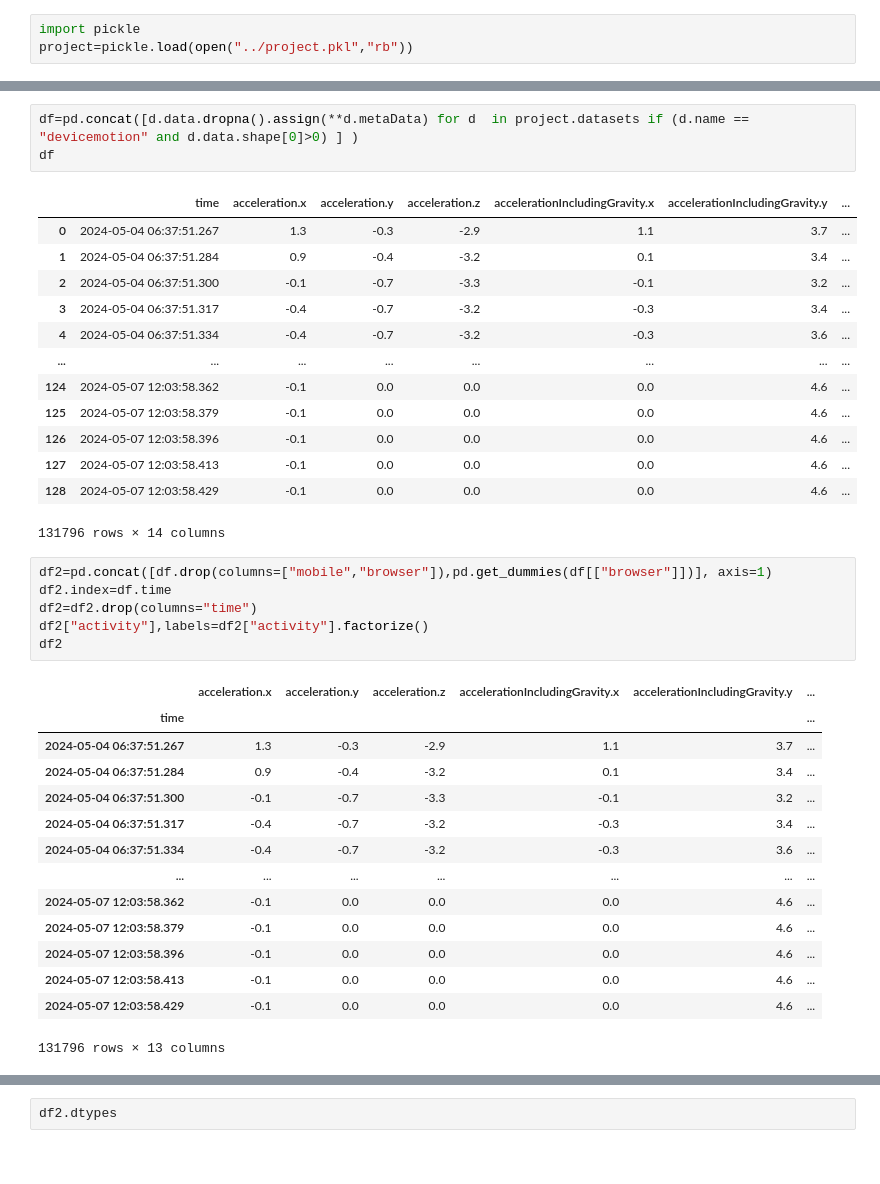
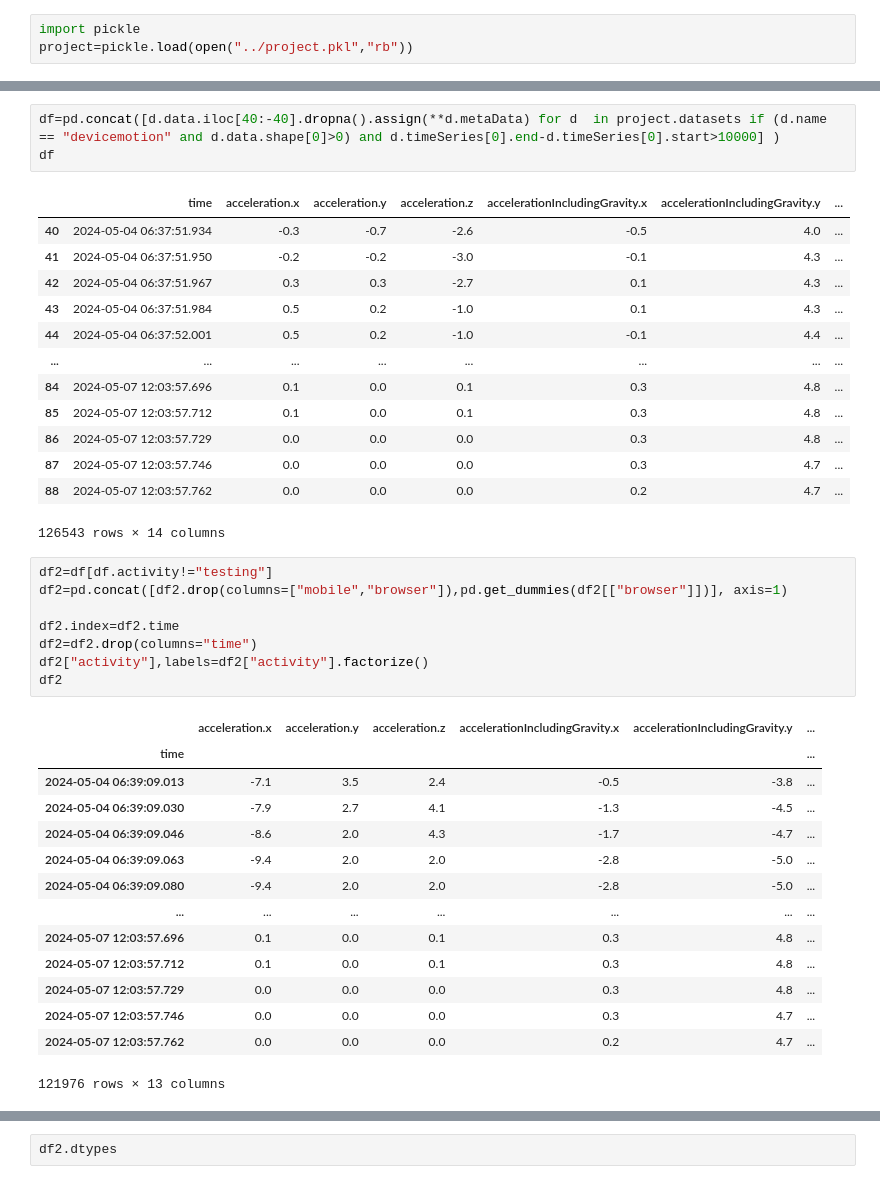
Before and after one commit to simon-a-schmitt/Human-Activity-Recognition, a Jupyter notebook: getfeatures.ipynb, the cells around one changed output, grey strips where cells are left out. Drawn from its saved outputs; the diff is of its cells as text.

```diff
--- a/getfeatures.ipynb
+++ b/getfeatures.ipynb
@@ -27,41 +26,43 @@ project=pickle.load(open("../project.pkl","rb"))
 # %%
-df=pd.concat([d.data.dropna().assign(**d.metaData) for d  in project.datasets if (d.name == "devicemotion" and d.data.shape[0]>0) ] )
+df=pd.concat([d.data.iloc[40:-40].dropna().assign(**d.metaData) for d  in project.datasets if (d.name == "devicemotion" and d.data.shape[0]>0) and d.timeSeries[0].end-d.timeSeries[0].start>10000] )
 df
 # %% [output]
 |  | time | acceleration.x | acceleration.y | acceleration.z | accelerationIncludingGravity.x | accelerationIncludingGravity.y | ... |
-| 0 | 2024-05-04 06:37:51.267 | 1.3 | -0.3 | -2.9 | 1.1 | 3.7 | ... |
-| 1 | 2024-05-04 06:37:51.284 | 0.9 | -0.4 | -3.2 | 0.1 | 3.4 | ... |
-| 2 | 2024-05-04 06:37:51.300 | -0.1 | -0.7 | -3.3 | -0.1 | 3.2 | ... |
-| 3 | 2024-05-04 06:37:51.317 | -0.4 | -0.7 | -3.2 | -0.3 | 3.4 | ... |
-| 4 | 2024-05-04 06:37:51.334 | -0.4 | -0.7 | -3.2 | -0.3 | 3.6 | ... |
+| 40 | 2024-05-04 06:37:51.934 | -0.3 | -0.7 | -2.6 | -0.5 | 4.0 | ... |
+| 41 | 2024-05-04 06:37:51.950 | -0.2 | -0.2 | -3.0 | -0.1 | 4.3 | ... |
+| 42 | 2024-05-04 06:37:51.967 | 0.3 | 0.3 | -2.7 | 0.1 | 4.3 | ... |
+| 43 | 2024-05-04 06:37:51.984 | 0.5 | 0.2 | -1.0 | 0.1 | 4.3 | ... |
+| 44 | 2024-05-04 06:37:52.001 | 0.5 | 0.2 | -1.0 | -0.1 | 4.4 | ... |
 | ... | ... | ... | ... | ... | ... | ... | ... |
-| 124 | 2024-05-07 12:03:58.362 | -0.1 | 0.0 | 0.0 | 0.0 | 4.6 | ... |
-| 125 | 2024-05-07 12:03:58.379 | -0.1 | 0.0 | 0.0 | 0.0 | 4.6 | ... |
-| 126 | 2024-05-07 12:03:58.396 | -0.1 | 0.0 | 0.0 | 0.0 | 4.6 | ... |
-| 127 | 2024-05-07 12:03:58.413 | -0.1 | 0.0 | 0.0 | 0.0 | 4.6 | ... |
-| 128 | 2024-05-07 12:03:58.429 | -0.1 | 0.0 | 0.0 | 0.0 | 4.6 | ... |
+| 84 | 2024-05-07 12:03:57.696 | 0.1 | 0.0 | 0.1 | 0.3 | 4.8 | ... |
+| 85 | 2024-05-07 12:03:57.712 | 0.1 | 0.0 | 0.1 | 0.3 | 4.8 | ... |
+| 86 | 2024-05-07 12:03:57.729 | 0.0 | 0.0 | 0.0 | 0.3 | 4.8 | ... |
+| 87 | 2024-05-07 12:03:57.746 | 0.0 | 0.0 | 0.0 | 0.3 | 4.7 | ... |
+| 88 | 2024-05-07 12:03:57.762 | 0.0 | 0.0 | 0.0 | 0.2 | 4.7 | ... |
-131796 rows × 14 columns
+126543 rows × 14 columns
 # %%
-df2=pd.concat([df.drop(columns=["mobile","browser"]),pd.get_dummies(df[["browser"]])], axis=1)
-df2.index=df.time
+df2=df[df.activity!="testing"]
+df2=pd.concat([df2.drop(columns=["mobile","browser"]),pd.get_dummies(df2[["browser"]])], axis=1)
+
+df2.index=df2.time
 df2=df2.drop(columns="time")
 df2["activity"],labels=df2["activity"].factorize()
 df2
 # %% [output]
 |  | acceleration.x | acceleration.y | acceleration.z | accelerationIncludingGravity.x | accelerationIncludingGravity.y | ... |
 | time |  |  |  |  |  | ... |
-| 2024-05-04 06:37:51.267 | 1.3 | -0.3 | -2.9 | 1.1 | 3.7 | ... |
-| 2024-05-04 06:37:51.284 | 0.9 | -0.4 | -3.2 | 0.1 | 3.4 | ... |
-| 2024-05-04 06:37:51.300 | -0.1 | -0.7 | -3.3 | -0.1 | 3.2 | ... |
-| 2024-05-04 06:37:51.317 | -0.4 | -0.7 | -3.2 | -0.3 | 3.4 | ... |
-| 2024-05-04 06:37:51.334 | -0.4 | -0.7 | -3.2 | -0.3 | 3.6 | ... |
+| 2024-05-04 06:39:09.013 | -7.1 | 3.5 | 2.4 | -0.5 | -3.8 | ... |
+| 2024-05-04 06:39:09.030 | -7.9 | 2.7 | 4.1 | -1.3 | -4.5 | ... |
+| 2024-05-04 06:39:09.046 | -8.6 | 2.0 | 4.3 | -1.7 | -4.7 | ... |
+| 2024-05-04 06:39:09.063 | -9.4 | 2.0 | 2.0 | -2.8 | -5.0 | ... |
+| 2024-05-04 06:39:09.080 | -9.4 | 2.0 | 2.0 | -2.8 | -5.0 | ... |
 | ... | ... | ... | ... | ... | ... | ... |
-| 2024-05-07 12:03:58.362 | -0.1 | 0.0 | 0.0 | 0.0 | 4.6 | ... |
-| 2024-05-07 12:03:58.379 | -0.1 | 0.0 | 0.0 | 0.0 | 4.6 | ... |
-| 2024-05-07 12:03:58.396 | -0.1 | 0.0 | 0.0 | 0.0 | 4.6 | ... |
-| 2024-05-07 12:03:58.413 | -0.1 | 0.0 | 0.0 | 0.0 | 4.6 | ... |
-| 2024-05-07 12:03:58.429 | -0.1 | 0.0 | 0.0 | 0.0 | 4.6 | ... |
+| 2024-05-07 12:03:57.696 | 0.1 | 0.0 | 0.1 | 0.3 | 4.8 | ... |
+| 2024-05-07 12:03:57.712 | 0.1 | 0.0 | 0.1 | 0.3 | 4.8 | ... |
+| 2024-05-07 12:03:57.729 | 0.0 | 0.0 | 0.0 | 0.3 | 4.8 | ... |
+| 2024-05-07 12:03:57.746 | 0.0 | 0.0 | 0.0 | 0.3 | 4.7 | ... |
+| 2024-05-07 12:03:57.762 | 0.0 | 0.0 | 0.0 | 0.2 | 4.7 | ... |
-131796 rows × 13 columns
+121976 rows × 13 columns
 # %%
 labels
 # %% [output]
```
Also changed, not shown: parts of 13 cells of this notebook, 1 other file.
